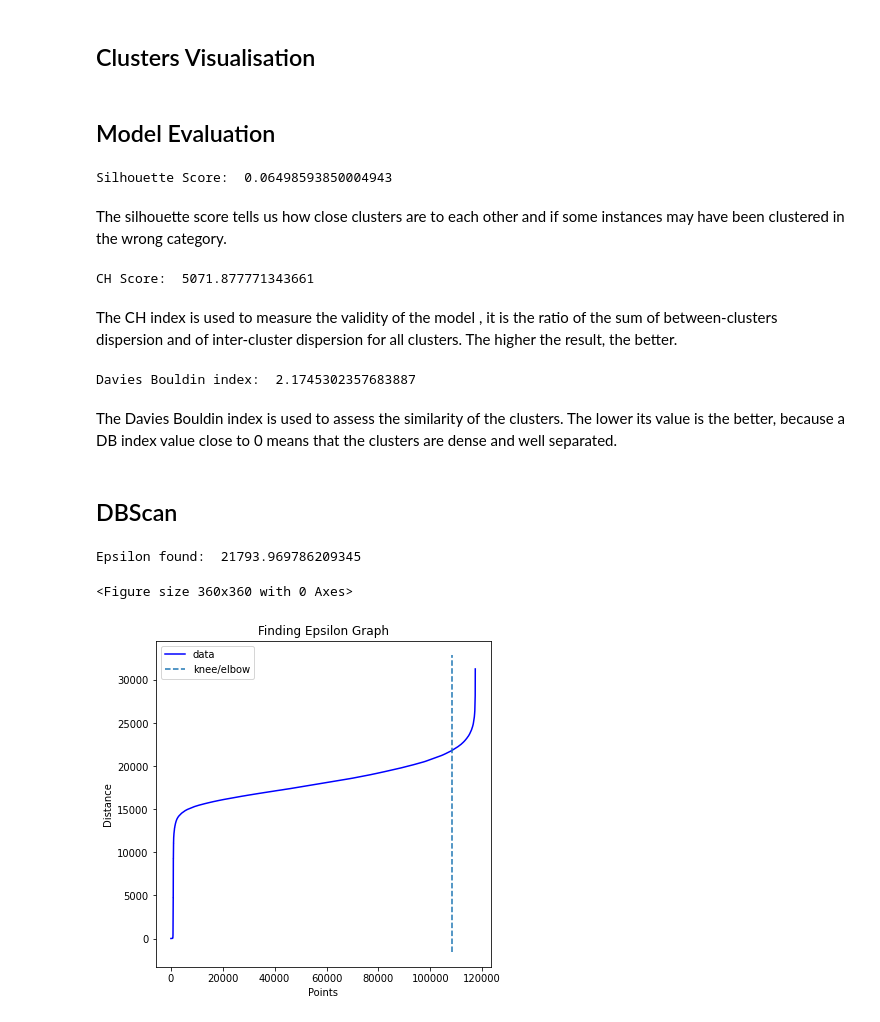
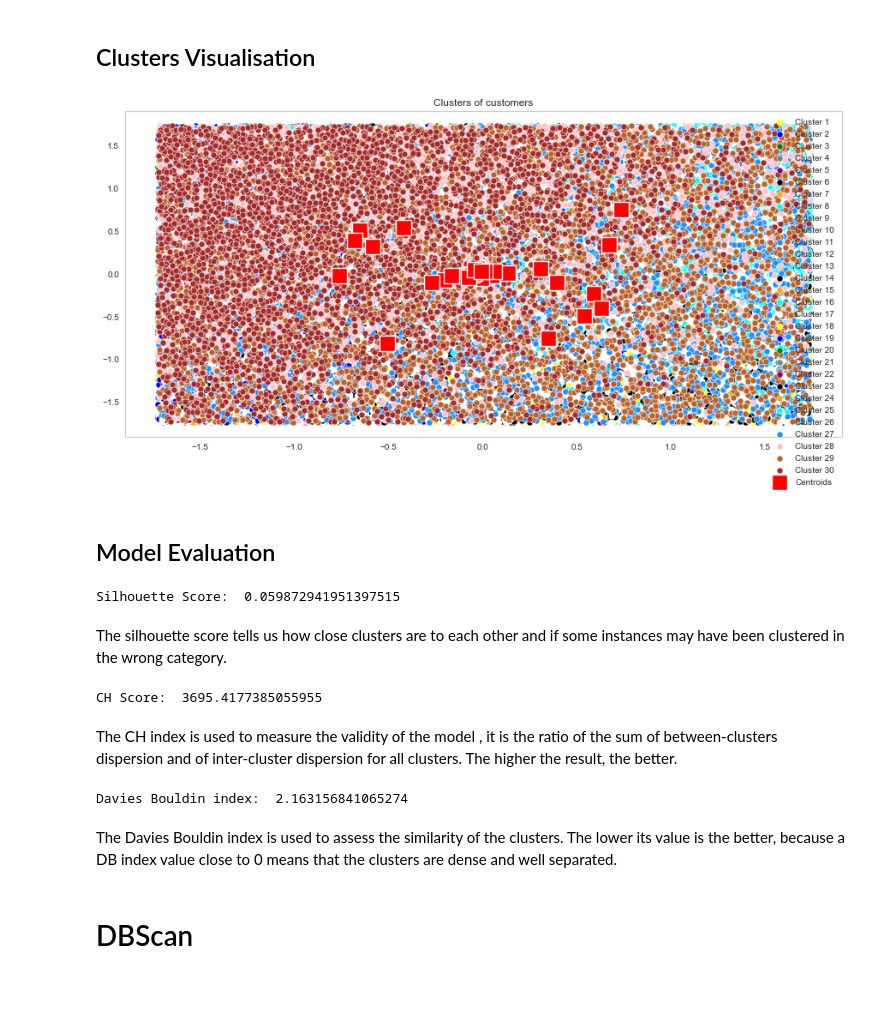
Before and after one commit to lynda-trad/Orders-Customer-Segmentation, a Jupyter notebook: Customer-Segmentation.ipynb, the cells around one changed output. Saved outputs shown, nothing was run; the diff lists cells and outputs as text; code cells hidden in the pictures; blank space fills up the shorter version.

```diff
--- a/Customer-Segmentation.ipynb
+++ b/Customer-Segmentation.ipynb
@@ -270,7 +308,7 @@ for i in [10, 20, 30, 40]:
 # %% [markdown]
 ## Model Fitting
 # %%
-k = 18
+k = 30
 kmeans = KMeans(n_clusters = k, init = 'k-means++', random_state = 42)
 y_kmeans = kmeans.fit_predict(X)
 # %% [markdown]
@@ -278,65 +316,65 @@ y_kmeans = kmeans.fit_predict(X)
 # %%
 plt.figure(figsize=(15,7))
 sns.scatterplot(X[y_kmeans == 0, 0], X[y_kmeans == 0, 1], color = 'yellow', label = 'Cluster 1',s=50)
 sns.scatterplot(X[y_kmeans == 1, 0], X[y_kmeans == 1, 1], color = 'blue', label = 'Cluster 2',s=50)
 sns.scatterplot(X[y_kmeans == 2, 0], X[y_kmeans == 2, 1], color = 'green', label = 'Cluster 3',s=50)
 sns.scatterplot(X[y_kmeans == 3, 0], X[y_kmeans == 3, 1], color = 'grey', label = 'Cluster 4',s=50)
 sns.scatterplot(X[y_kmeans == 4, 0], X[y_kmeans == 4, 1], color = 'purple', label = 'Cluster 5',s=50)
 sns.scatterplot(X[y_kmeans == 5, 0], X[y_kmeans == 5, 1], color = 'black', label = 'Cluster 6',s=50)
 sns.scatterplot(X[y_kmeans == 6, 0], X[y_kmeans == 6, 1], color = 'orange', label = 'Cluster 7',s=50)
 sns.scatterplot(X[y_kmeans == 7, 0], X[y_kmeans == 7, 1], color = 'cyan', label = 'Cluster 8',s=50)
 sns.scatterplot(X[y_kmeans == 8, 0], X[y_kmeans == 8, 1], color = 'white', label = 'Cluster 9',s=50)
 sns.scatterplot(X[y_kmeans == 9, 0], X[y_kmeans == 9, 1], color = 'brown', label = 'Cluster 10',s=50)
 sns.scatterplot(X[y_kmeans == 10, 0], X[y_kmeans == 10, 1], color = 'dodgerblue', label = 'Cluster 11',s=50)
 sns.scatterplot(X[y_kmeans == 11, 0], X[y_kmeans == 11, 1], color = '#bb6229', label = 'Cluster 12',s=50)
 sns.scatterplot(X[y_kmeans == 12, 0], X[y_kmeans == 12, 1], color = 'pink', label = 'Cluster 13',s=50)
+sns.scatterplot(X[y_kmeans == 13, 0], X[y_kmeans == 13, 1], color = 'black', label = 'Cluster 14',s=50)
+sns.scatterplot(X[y_kmeans == 14, 0], X[y_kmeans == 14, 1], color = 'orange', label = 'Cluster 15',s=50)
+sns.scatterplot(X[y_kmeans == 15, 0], X[y_kmeans == 15, 1], color = 'cyan', label = 'Cluster 16',s=50)
+sns.scatterplot(X[y_kmeans == 16, 0], X[y_kmeans == 16, 1], color = 'white', label = 'Cluster 17',s=50)
+sns.scatterplot(X[y_kmeans == 17, 0], X[y_kmeans == 17, 1], color = 'yellow', label = 'Cluster 18',s=50)
+sns.scatterplot(X[y_kmeans == 18, 0], X[y_kmeans == 18, 1], color = 'blue', label = 'Cluster 19',s=50)
+sns.scatterplot(X[y_kmeans == 19, 0], X[y_kmeans == 19, 1], color = 'green', label = 'Cluster 20',s=50)
+sns.scatterplot(X[y_kmeans == 20, 0], X[y_kmeans == 20, 1], color = 'grey', label = 'Cluster 21',s=50)
+sns.scatterplot(X[y_kmeans == 21, 0], X[y_kmeans == 21, 1], color = 'purple', label = 'Cluster 22',s=50)
+sns.scatterplot(X[y_kmeans == 22, 0], X[y_kmeans == 22, 1], color = 'black', label = 'Cluster 23',s=50)
+sns.scatterplot(X[y_kmeans == 23, 0], X[y_kmeans == 23, 1], color = 'orange', label = 'Cluster 24',s=50)
+sns.scatterplot(X[y_kmeans == 24, 0], X[y_kmeans == 24, 1], color = 'cyan', label = 'Cluster 25',s=50)
+sns.scatterplot(X[y_kmeans == 25, 0], X[y_kmeans == 25, 1], color = 'white', label = 'Cluster 26',s=50)
+sns.scatterplot(X[y_kmeans == 26, 0], X[y_kmeans == 26, 1], color = 'dodgerblue', label = 'Cluster 27',s=50)
+sns.scatterplot(X[y_kmeans == 27, 0], X[y_kmeans == 27, 1], color = 'pink', label = 'Cluster 28',s=50)
+sns.scatterplot(X[y_kmeans == 28, 0], X[y_kmeans == 28, 1], color = '#bb6229', label = 'Cluster 29',s=50)
+sns.scatterplot(X[y_kmeans == 29, 0], X[y_kmeans == 29, 1], color = 'brown', label = 'Cluster 30',s=50)
 sns.scatterplot(kmeans.cluster_centers_[:, 0], kmeans.cluster_centers_[:, 1], color = 'red',
                 label = 'Centroids',s=300,marker=',')
 plt.grid(False)
 plt.title('Clusters of customers')
 plt.legend()
 plt.show()
+# %% [output]
+[figure, added]
 # %% [markdown]
 ## Model Evaluation
 # %%
-print("Silhouette Score: ", silhouette_score(X, y_kmeans))
+kmeans_sc = silhouette_score(X, y_kmeans)
+print("Silhouette Score: ", kmeans_sc)
 # %% [output]
-Silhouette Score:  0.06498593850004943
+Silhouette Score:  0.059872941951397515
 # %% [markdown]
 The silhouette score tells us how close clusters are to each other and if some instances may have been clustered in the wrong category.
 # %%
-print("CH Score: ", calinski_harabasz_score(X, kmeans.labels_))
+kmeans_ch = calinski_harabasz_score(X, kmeans.labels_)
+print("CH Score: ", kmeans_ch)
 # %% [output]
-CH Score:  5071.877771343661
+CH Score:  3695.4177385055955
 # %% [markdown]
 The CH index is used to measure the validity of the model , it is the ratio of the sum of between-clusters dispersion and of inter-cluster dispersion for all clusters. The higher the result, the better.
 # %%
-print("Davies Bouldin index: ", davies_bouldin_score(X, kmeans.labels_))
+kmeans_db = davies_bouldin_score(X, kmeans.labels_)
+print("Davies Bouldin index: ", kmeans_db)
 # %% [output]
-Davies Bouldin index:  2.1745302357683887
+Davies Bouldin index:  2.163156841065274
 # %% [markdown]
 The Davies Bouldin index is used to assess the similarity of the clusters. The lower its value is the better, because a DB index value close to 0 means that the clusters are dense and well separated.
 # %% [markdown]
-## DBScan
+# DBScan
-# %%
-nearest_neighbors = NearestNeighbors(n_neighbors=11)
-neighbors = nearest_neighbors.fit(data)
-
-distances, indices = neighbors.kneighbors(data)
-distances = np.sort(distances[:,10], axis=0)
-
-i = np.arange(len(distances))
-knee = KneeLocator(i, distances, S=1, curve='convex', direction='increasing', interp_method='polynomial')
-
-fig = plt.figure(figsize=(5, 5))
-knee.plot_knee()
-plt.xlabel("Points")
-plt.ylabel("Distance")
-plt.title("Finding Epsilon Graph")
-fig.show()
-eps = distances[knee.knee]
-print("Epsilon found: ", eps)
-# %% [output]
-Epsilon found:  21793.969786209345
-<Figure size 360x360 with 0 Axes>
-[figure, removed]
```
Also changed, not shown: parts of 26 cells of this notebook, 1 other file.
